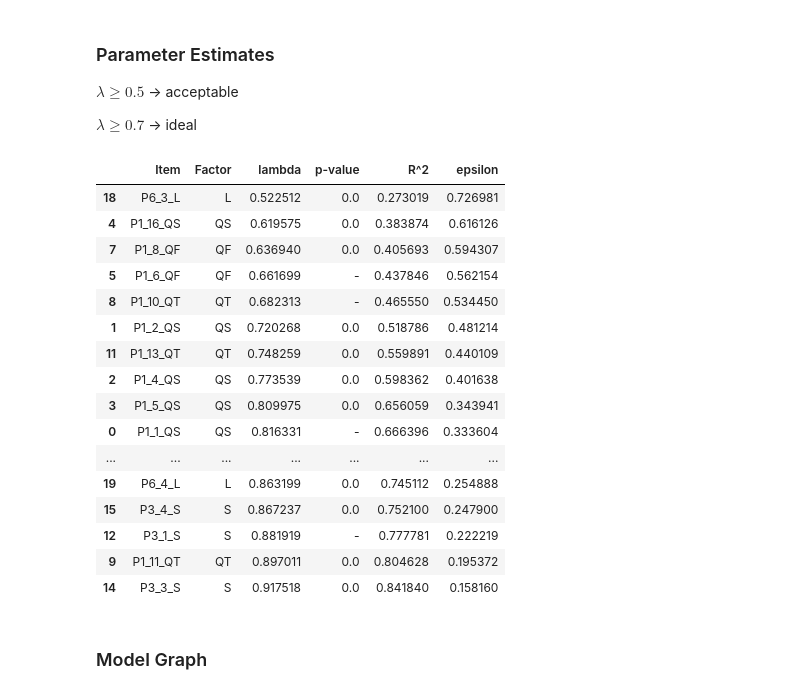
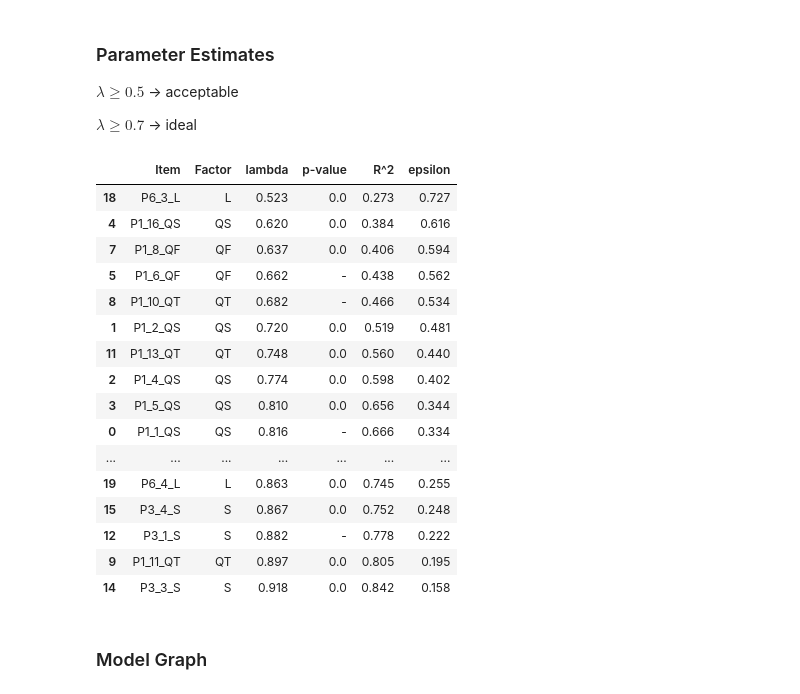
Before and after one commit to VictorValar/python-structural-equation-modeling-guide, a Jupyter notebook: practice 1/practice_1.ipynb, the cells around one changed output. Cells and saved outputs as stored; diff of their text form; code cells hidden in the pictures.

Commit message:
refactor: Round final tables to the third decimal place

```diff
--- a/practice 1/practice_1.ipynb
+++ b/practice 1/practice_1.ipynb
@@ -368,40 +368,42 @@ $\lambda \geq 0.7$ -> ideal
 # %%
 raw_item_estimates = (
     model.inspect(std_est=True)
          .query("op == '~' and lval.str.startswith('P')")
 )
 refined_item_estimates_df = (
     raw_item_estimates
     .loc[:, ['lval','rval', 'Est. Std','p-value']]
     .rename(columns={
         'lval': 'Item',
         'rval': 'Factor',
         'Est. Std': 'lambda',
         'p-value': 'p-value'
     })
     .sort_values(by='lambda')
 )
 refined_item_estimates_df["R^2"] = refined_item_estimates_df["lambda"].apply(lambda x: x ** 2)
 refined_item_estimates_df["epsilon"] = refined_item_estimates_df["R^2"].apply(lambda x: 1 - x)
+
+refined_item_estimates_df =  refined_item_estimates_df.round(3)
 refined_item_estimates_df
 # %% [output]
 |  | Item | Factor | lambda | p-value | R^2 | epsilon |
-| 18 | P6_3_L | L | 0.522512 | 0.0 | 0.273019 | 0.726981 |
-| 4 | P1_16_QS | QS | 0.619575 | 0.0 | 0.383874 | 0.616126 |
-| 7 | P1_8_QF | QF | 0.636940 | 0.0 | 0.405693 | 0.594307 |
-| 5 | P1_6_QF | QF | 0.661699 | - | 0.437846 | 0.562154 |
-| 8 | P1_10_QT | QT | 0.682313 | - | 0.465550 | 0.534450 |
-| 1 | P1_2_QS | QS | 0.720268 | 0.0 | 0.518786 | 0.481214 |
-| 11 | P1_13_QT | QT | 0.748259 | 0.0 | 0.559891 | 0.440109 |
-| 2 | P1_4_QS | QS | 0.773539 | 0.0 | 0.598362 | 0.401638 |
-| 3 | P1_5_QS | QS | 0.809975 | 0.0 | 0.656059 | 0.343941 |
-| 0 | P1_1_QS | QS | 0.816331 | - | 0.666396 | 0.333604 |
+| 18 | P6_3_L | L | 0.523 | 0.0 | 0.273 | 0.727 |
+| 4 | P1_16_QS | QS | 0.620 | 0.0 | 0.384 | 0.616 |
+| 7 | P1_8_QF | QF | 0.637 | 0.0 | 0.406 | 0.594 |
+| 5 | P1_6_QF | QF | 0.662 | - | 0.438 | 0.562 |
+| 8 | P1_10_QT | QT | 0.682 | - | 0.466 | 0.534 |
+| 1 | P1_2_QS | QS | 0.720 | 0.0 | 0.519 | 0.481 |
+| 11 | P1_13_QT | QT | 0.748 | 0.0 | 0.560 | 0.440 |
+| 2 | P1_4_QS | QS | 0.774 | 0.0 | 0.598 | 0.402 |
+| 3 | P1_5_QS | QS | 0.810 | 0.0 | 0.656 | 0.344 |
+| 0 | P1_1_QS | QS | 0.816 | - | 0.666 | 0.334 |
 | ... | ... | ... | ... | ... | ... | ... |
-| 19 | P6_4_L | L | 0.863199 | 0.0 | 0.745112 | 0.254888 |
-| 15 | P3_4_S | S | 0.867237 | 0.0 | 0.752100 | 0.247900 |
-| 12 | P3_1_S | S | 0.881919 | - | 0.777781 | 0.222219 |
-| 9 | P1_11_QT | QT | 0.897011 | 0.0 | 0.804628 | 0.195372 |
-| 14 | P3_3_S | S | 0.917518 | 0.0 | 0.841840 | 0.158160 |
+| 19 | P6_4_L | L | 0.863 | 0.0 | 0.745 | 0.255 |
+| 15 | P3_4_S | S | 0.867 | 0.0 | 0.752 | 0.248 |
+| 12 | P3_1_S | S | 0.882 | - | 0.778 | 0.222 |
+| 9 | P1_11_QT | QT | 0.897 | 0.0 | 0.805 | 0.195 |
+| 14 | P3_3_S | S | 0.918 | 0.0 | 0.842 | 0.158 |
 # %% [markdown]
 ### Model Graph
 # %%
```
Also changed, not shown: parts of 8 cells of this notebook, 3 other files.
